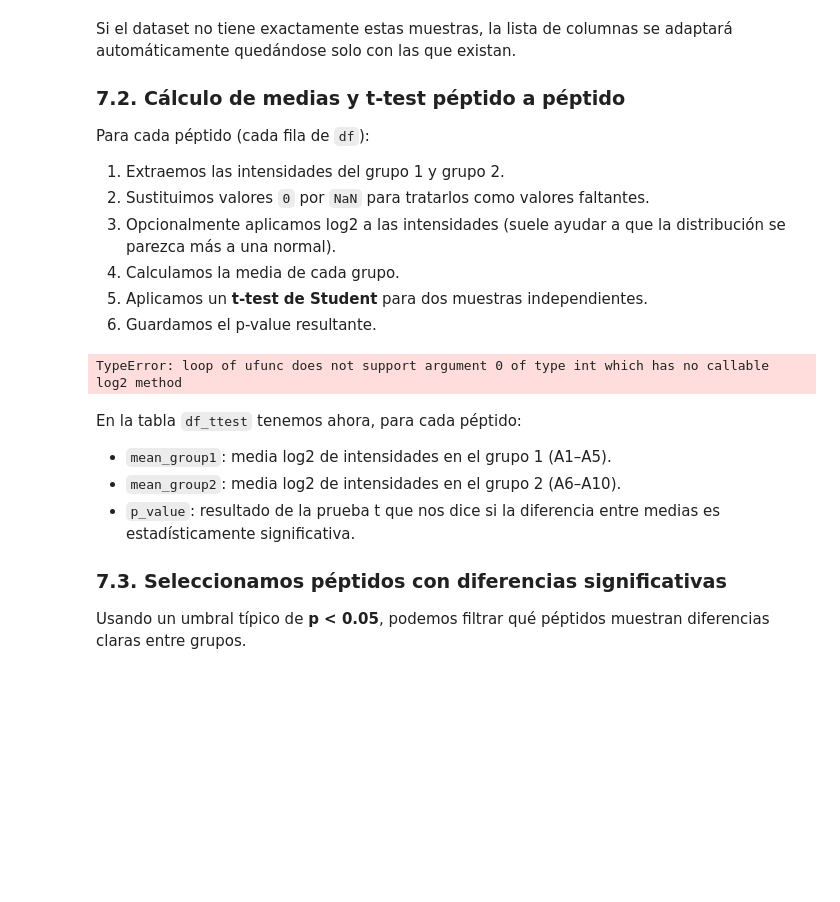
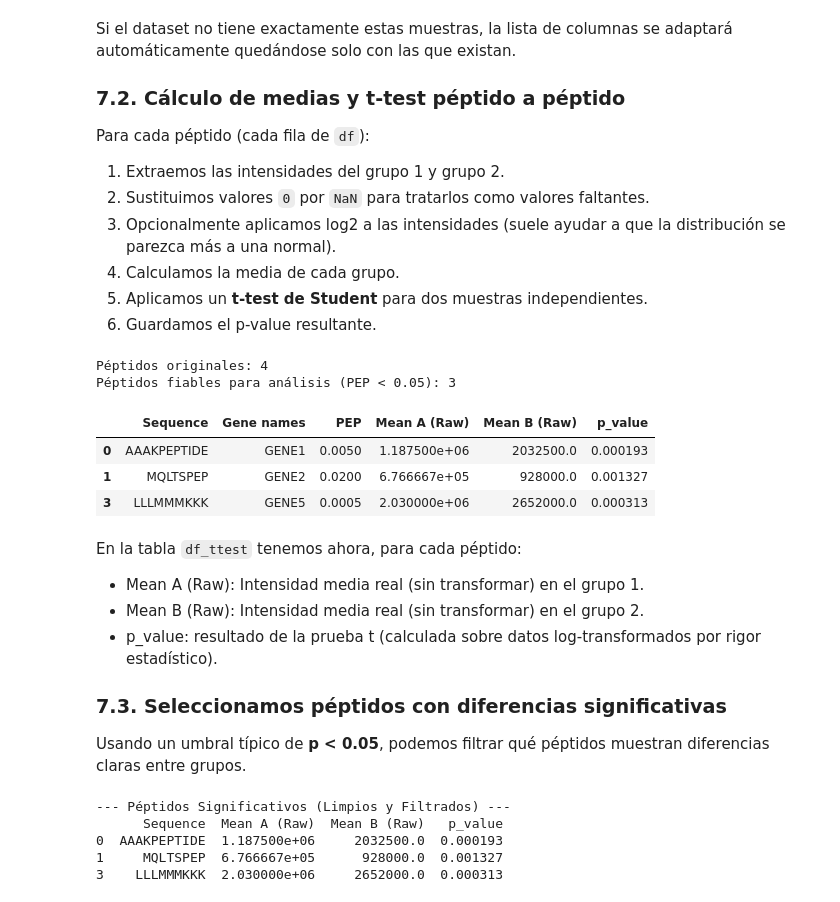
Before and after one commit to raulmendoza21/BIOINFORMATICA-PROTEOMICO, a Jupyter notebook: Proteomica_Ejercicios_Adrian_Ojeda_Raul_Mendoza.ipynb, the cells around one changed output. Cells and saved outputs as stored; diff of their text form; code cells hidden in the pictures; blank space fills up the shorter version.

```diff
--- a/Proteomica_Ejercicios_Adrian_Ojeda_Raul_Mendoza.ipynb
+++ b/Proteomica_Ejercicios_Adrian_Ojeda_Raul_Mendoza.ipynb
@@ -470,67 +469,65 @@ Para cada péptido (cada fila de `df`):
 5. Aplicamos un **t-test de Student** para dos muestras independientes.
 6. Guardamos el p-value resultante.
 # %%
-def preparar_intensidades(row, cols):
-    # Extraemos intensidades, cambiamos 0 por NaN
-    valores = row[cols].replace(0, np.nan)
+df_clean = df[df['PEP'] < 0.05].copy()
 
-    # Forzamos a numerico (convierte strings raros en NaN)
-    valores = pd.to_numeric(valores, errors="coerce")
+print(f"Péptidos originales: {len(df)}")
+print(f"Péptidos fiables para análisis (PEP < 0.05): {len(df_clean)}")
 
-    # Aplicamos log2 sobre floats
-    return np.log2(valores.astype(float))
+def t_test_con_filtro(row, cols1, cols2):
+    vals_A = pd.to_numeric(row[cols1].replace(0, np.nan), errors='coerce').dropna()
+    vals_B = pd.to_numeric(row[cols2].replace(0, np.nan), errors='coerce').dropna()
 
-
-def t_test_por_peptido(row, cols1, cols2):
-    x = preparar_intensidades(row, cols1)
-    y = preparar_intensidades(row, cols2)
-
-    # Eliminamos NaN
-    x = x.dropna()
-    y = y.dropna()
-
-    # Si no hay suficientes datos, devolvemos NaN
-    if len(x) < 2 or len(y) < 2:
+    if len(vals_A) < 2 or len(vals_B) < 2:
         return np.nan, np.nan, np.nan
 
-    # Medias
-    mean_x = x.mean()
-    mean_y = y.mean()
+    mean_A_real = vals_A.mean()
+    mean_B_real = vals_B.mean()
 
-    # t-test (independiente, varianzas no iguales)
-    t_stat, p_val = stats.ttest_ind(x, y, equal_var=False)
+    vals_A_log = np.log2(vals_A)
+    vals_B_log = np.log2(vals_B)
 
-    return mean_x, mean_y, p_val
+    t_stat, p_val = stats.ttest_ind(vals_A_log, vals_B_log, equal_var=False)
 
+    return mean_A_real, mean_B_real, p_val
 
-# Aplicamos la función a todo el dataframe
-resultados = df.apply(
-    lambda row: t_test_por_peptido(row, grupo1_cols, grupo2_cols),
+resultados = df_clean.apply(
+    lambda row: t_test_con_filtro(row, grupo1_cols, grupo2_cols),
     axis=1,
     result_type="expand"
 )
 
-resultados.columns = ["mean_group1", "mean_group2", "p_value"]
+resultados.columns = ["Mean A (Raw)", "Mean B (Raw)", "p_value"]
 
-# Unimos estos resultados al dataframe original
-df_ttest = pd.concat([df, resultados], axis=1)
+df_ttest = pd.concat([df_clean[['Sequence', 'Gene names', 'PEP']], resultados], axis=1)
 
-df_ttest[["Sequence", "mean_group1", "mean_group2", "p_value"]].head()
+df_ttest.head()
 # %% [output]
-TypeError: loop of ufunc does not support argument 0 of type int which has no callable log2 method
+Péptidos originales: 4
+Péptidos fiables para análisis (PEP < 0.05): 3
+|  | Sequence | Gene names | PEP | Mean A (Raw) | Mean B (Raw) | p_value |
+| 0 | AAAKPEPTIDE | GENE1 | 0.0050 | 1.187500e+06 | 2032500.0 | 0.000193 |
+| 1 | MQLTSPEP | GENE2 | 0.0200 | 6.766667e+05 | 928000.0 | 0.001327 |
+| 3 | LLLMMMKKK | GENE5 | 0.0005 | 2.030000e+06 | 2652000.0 | 0.000313 |
 # %% [markdown]
 En la tabla `df_ttest` tenemos ahora, para cada péptido:
 
-- `mean_group1`: media log2 de intensidades en el grupo 1 (A1–A5).
-- `mean_group2`: media log2 de intensidades en el grupo 2 (A6–A10).
-- `p_value`: resultado de la prueba t que nos dice si la diferencia entre medias es estadísticamente significativa.
+- Mean A (Raw): Intensidad media real (sin transformar) en el grupo 1.
+- Mean B (Raw): Intensidad media real (sin transformar) en el grupo 2.
+- p_value: resultado de la prueba t (calculada sobre datos log-transformados por rigor estadístico).
 
 ### 7.3. Seleccionamos péptidos con diferencias significativas
 
 Usando un umbral típico de **p < 0.05**, podemos filtrar qué péptidos muestran diferencias claras entre grupos.
 # %%
-umbral_p = 0.05
-significativos = df_ttest[df_ttest["p_value"] < umbral_p].copy()
+significativos = df_ttest[df_ttest["p_value"] < 0.05].copy()
 
-significativos[["Sequence", "mean_group1", "mean_group2", "p_value"]].head()
+print("\n--- Péptidos Significativos (Limpios y Filtrados) ---")
+print(significativos[["Sequence", "Mean A (Raw)", "Mean B (Raw)", "p_value"]].head())
+# %% [output]
+--- Péptidos Significativos (Limpios y Filtrados) ---
+      Sequence  Mean A (Raw)  Mean B (Raw)   p_value
+0  AAAKPEPTIDE  1.187500e+06     2032500.0  0.000193
+1     MQLTSPEP  6.766667e+05      928000.0  0.001327
+3    LLLMMMKKK  2.030000e+06     2652000.0  0.000313
 # %% [markdown]
```
Also changed, not shown: parts of 18 cells of this notebook.
